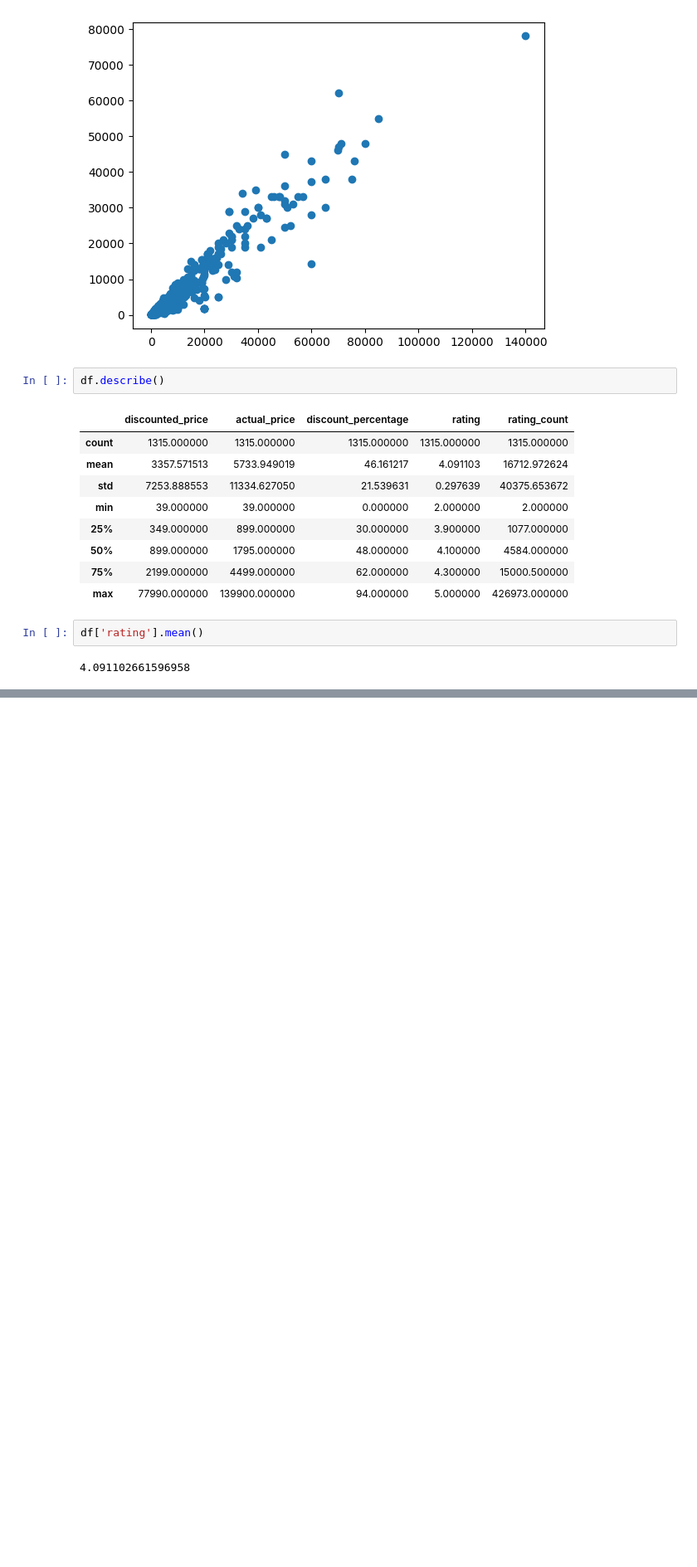
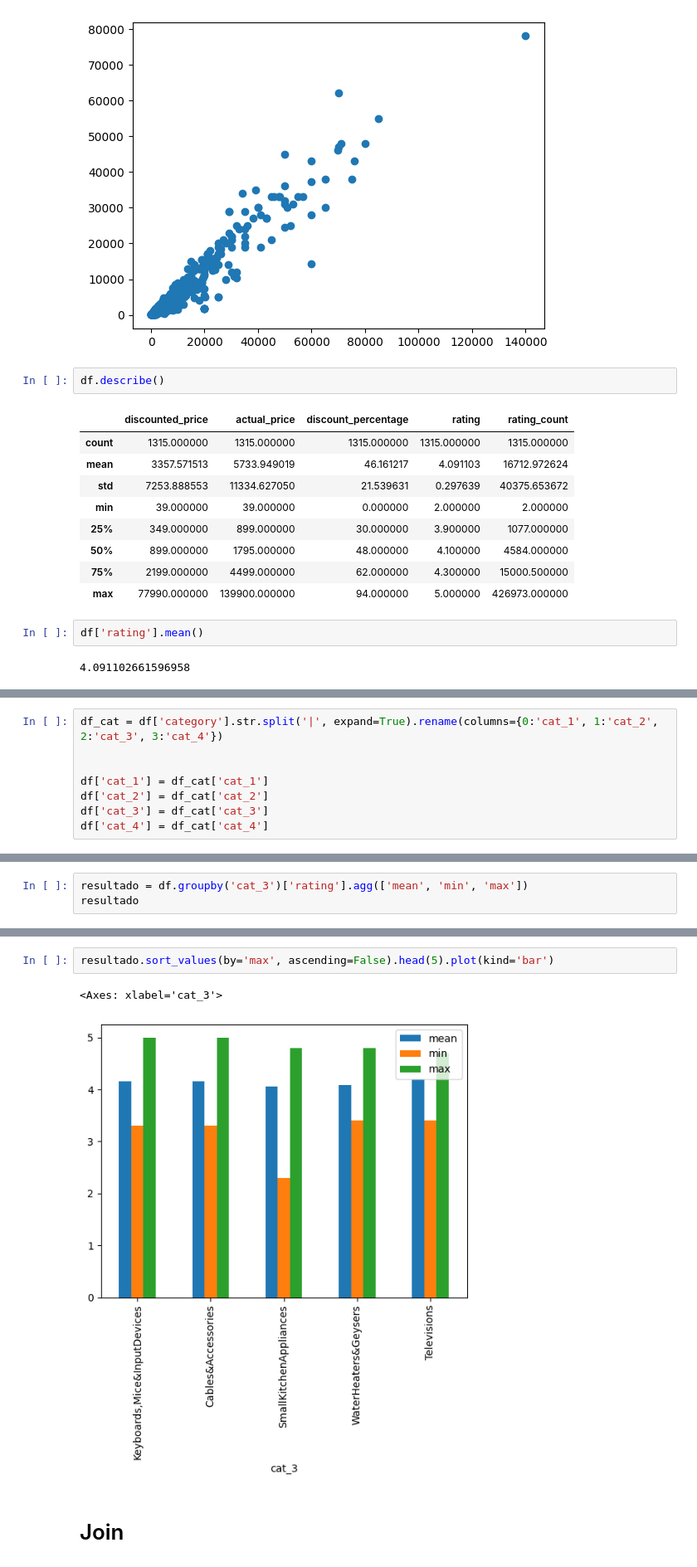
Before and after one commit to pnferreira/koru-analise-dados, a Jupyter notebook: aula4.ipynb, the cells around one changed output, grey strips where cells are left out. Shown at 83% size. Saved outputs shown, nothing was run; the diff lists cells and outputs as text; blank space fills up the shorter version.

```diff
--- a/aula4.ipynb
+++ b/aula4.ipynb
@@ -219,0 +216,8 @@ df['rating'].mean()
+# %%
+df_cat = df['category'].str.split('|', expand=True).rename(columns={0:'cat_1', 1:'cat_2', 2:'cat_3', 3:'cat_4'})
+
+
+df['cat_1'] = df_cat['cat_1']
+df['cat_2'] = df_cat['cat_2']
+df['cat_3'] = df_cat['cat_3']
+df['cat_4'] = df_cat['cat_4']
@@ -219,0 +233,3 @@ df['rating'].mean()
+# %%
+resultado = df.groupby('cat_3')['rating'].agg(['mean', 'min', 'max'])
+resultado
@@ -219,0 +261,7 @@ df['rating'].mean()
+# %%
+resultado.sort_values(by='max', ascending=False).head(5).plot(kind='bar')
+# %% [output]
+<Axes: xlabel='cat_3'>
+[figure, added]
+# %% [markdown]
+# Join
```
Also changed, not shown: parts of 13 cells of this notebook.
